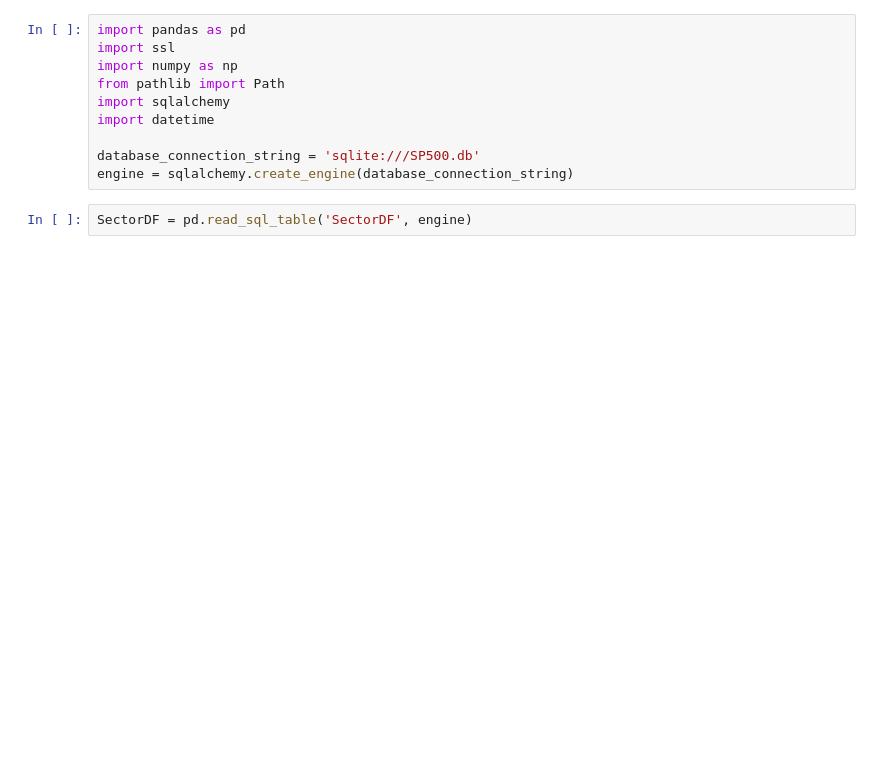
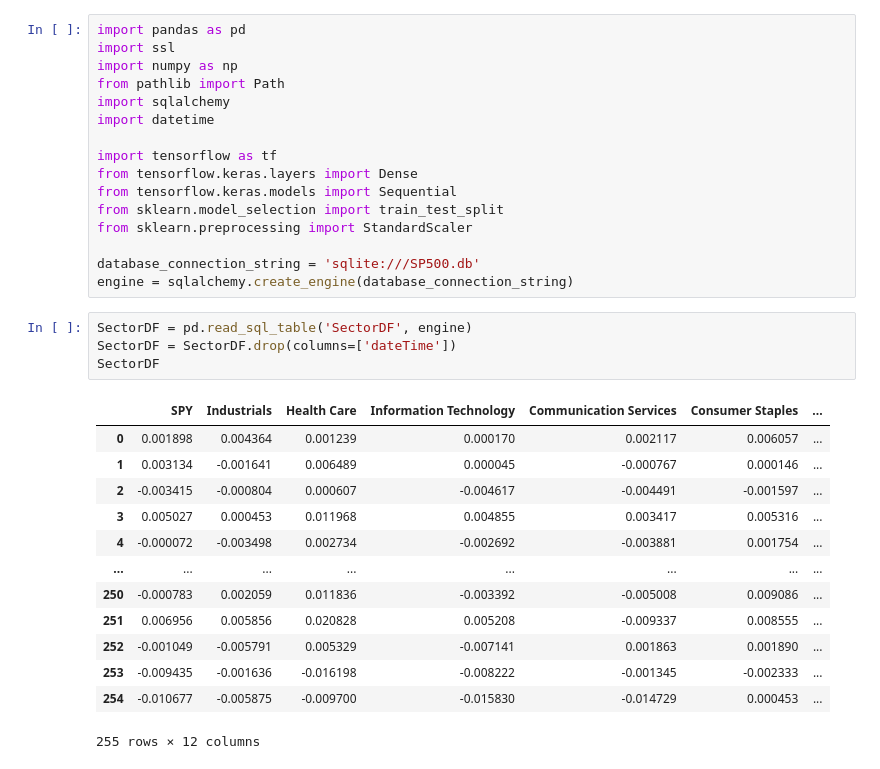
Before and after one commit to Analitico-771/machine_learning_index_prediction, a Jupyter notebook: neuralnetwork.ipynb, the cells around one changed output. Cells and saved outputs as stored; diff of their text form; blank space fills up the shorter version.

```diff
--- a/neuralnetwork.ipynb
+++ b/neuralnetwork.ipynb
@@ -6,7 +6,29 @@ from pathlib import Path
 import sqlalchemy
 import datetime
 
+import tensorflow as tf
+from tensorflow.keras.layers import Dense
+from tensorflow.keras.models import Sequential
+from sklearn.model_selection import train_test_split
+from sklearn.preprocessing import StandardScaler
+
 database_connection_string = 'sqlite:///SP500.db'
 engine = sqlalchemy.create_engine(database_connection_string)
 # %%
 SectorDF = pd.read_sql_table('SectorDF', engine)
+SectorDF = SectorDF.drop(columns=['dateTime'])
+SectorDF
+# %% [output]
+|  | SPY | Industrials | Health Care | Information Technology | Communication Services | Consumer Staples | ... |
+| 0 | 0.001898 | 0.004364 | 0.001239 | 0.000170 | 0.002117 | 0.006057 | ... |
+| 1 | 0.003134 | -0.001641 | 0.006489 | 0.000045 | -0.000767 | 0.000146 | ... |
+| 2 | -0.003415 | -0.000804 | 0.000607 | -0.004617 | -0.004491 | -0.001597 | ... |
+| 3 | 0.005027 | 0.000453 | 0.011968 | 0.004855 | 0.003417 | 0.005316 | ... |
+| 4 | -0.000072 | -0.003498 | 0.002734 | -0.002692 | -0.003881 | 0.001754 | ... |
+| ... | ... | ... | ... | ... | ... | ... | ... |
+| 250 | -0.000783 | 0.002059 | 0.011836 | -0.003392 | -0.005008 | 0.009086 | ... |
+| 251 | 0.006956 | 0.005856 | 0.020828 | 0.005208 | -0.009337 | 0.008555 | ... |
+| 252 | -0.001049 | -0.005791 | 0.005329 | -0.007141 | 0.001863 | 0.001890 | ... |
+| 253 | -0.009435 | -0.001636 | -0.016198 | -0.008222 | -0.001345 | -0.002333 | ... |
+| 254 | -0.010677 | -0.005875 | -0.009700 | -0.015830 | -0.014729 | 0.000453 | ... |
+255 rows × 12 columns
```
Also changed, not shown: parts of 17 cells of this notebook.
